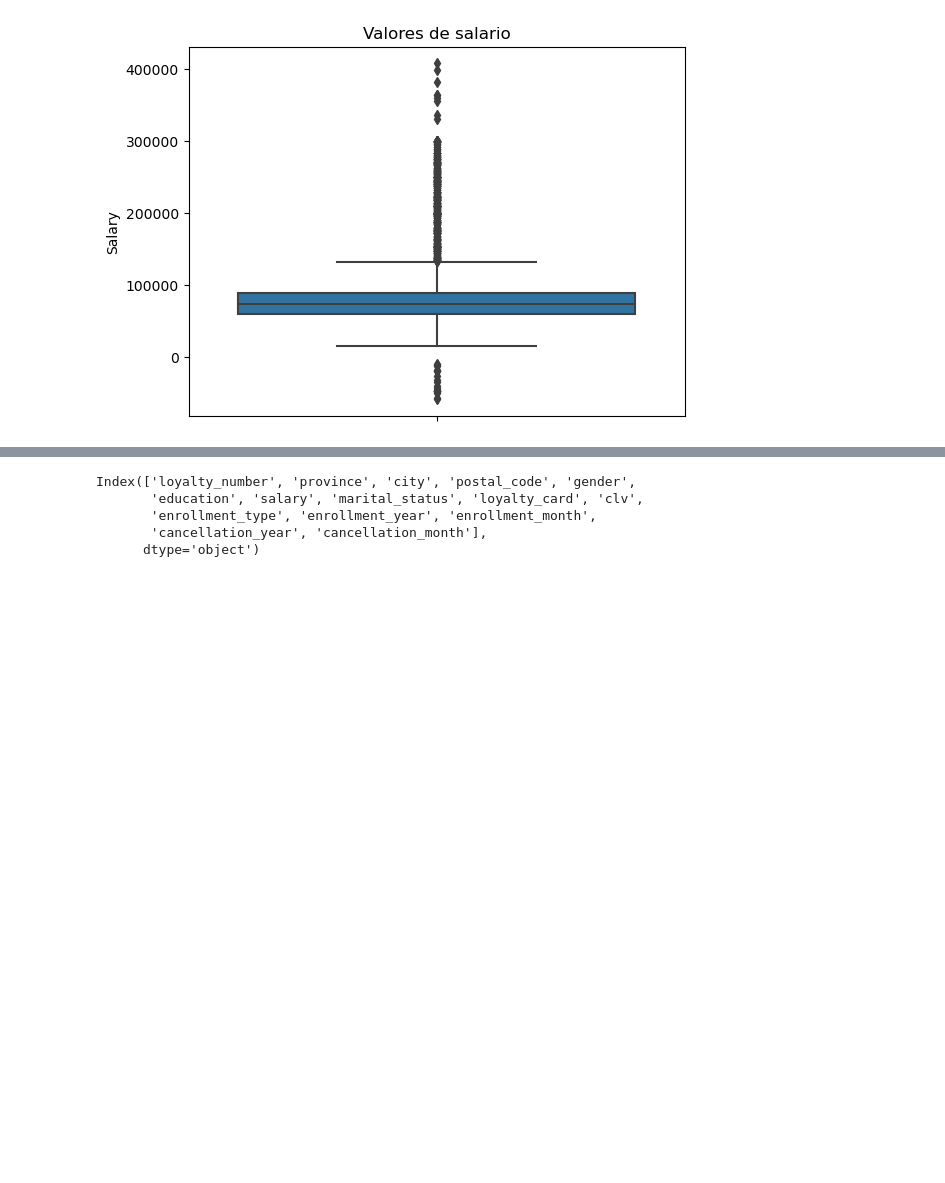
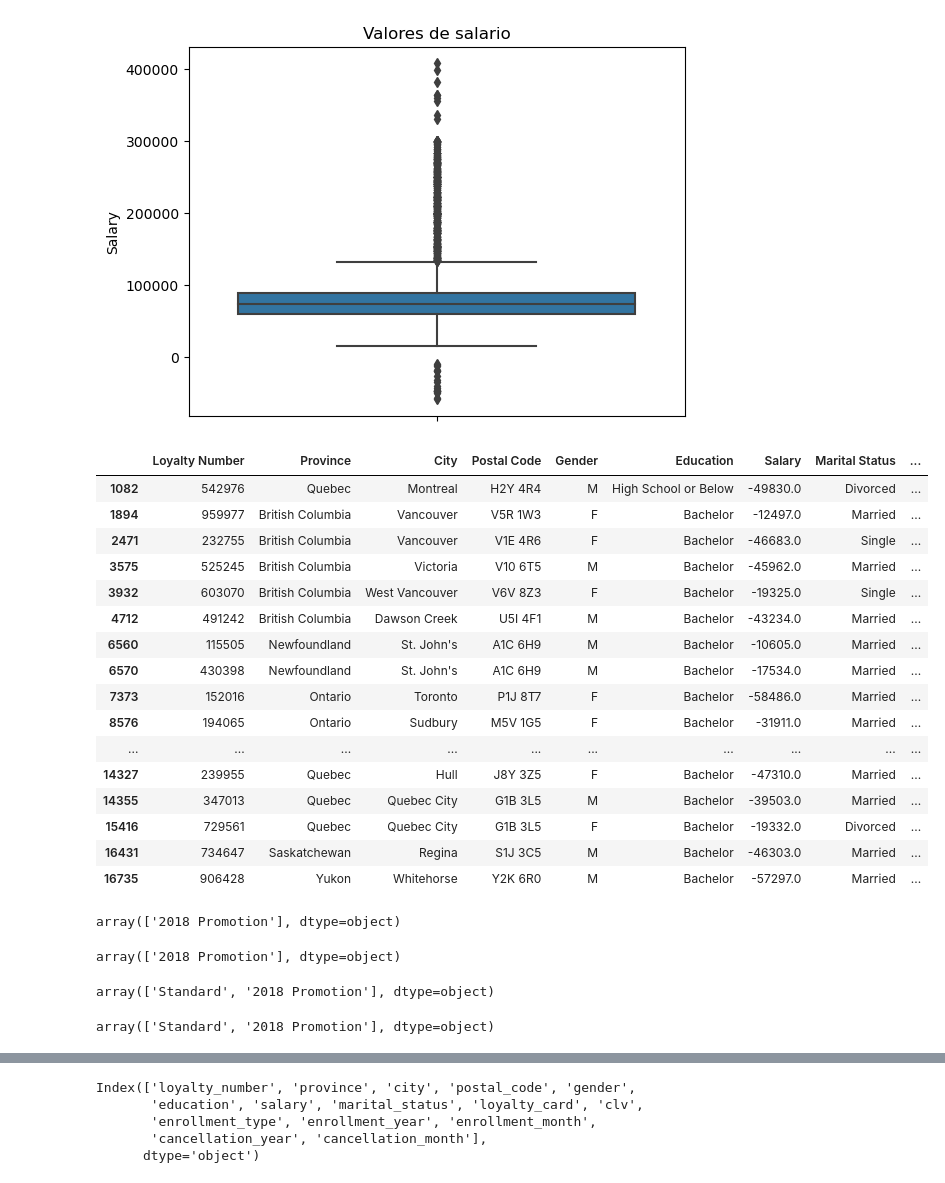
Before and after one commit to Adalab/bda-modulo-3-evaluacion-final-inesaag, a Jupyter notebook: evaluacion.ipynb, the cells around one changed output, grey strips where cells are left out. Drawn from its saved outputs; the diff is of its cells as text; code cells hidden in the pictures; blank space fills up the shorter version.

```diff
--- a/evaluacion.ipynb
+++ b/evaluacion.ipynb
@@ -24,6 +24,8 @@ def read(ruta_archivo):
 # %%
-df_activity = read('files/Customer Flight Activity.csv')
-df_loyalty = read('files/Customer Loyalty History.csv')
+df_activity = sp.read('files/Customer Flight Activity.csv')
+df_loyalty = sp.read('files/Customer Loyalty History.csv')
+# %%
+pd.set_option('display.max_columns', None)
 # %%
 df_activity.columns
 # %% [output]
@@ -305,3 +239,33 @@ plt.title('Valores de salario');
 [figure]
 # %%
 #Hay muchísimos valores atípicos por lo que, en caso de necesitar imputar nulos, lo correcto será usar la mediana.
+#Además, también se ve que hay valores por debajo de cero, vamos a verlos mejor para saber si ha podido ser un error en la escritura y ponerlos así en positivo o si deberíamos eliminarlos.
+salary_under0 =df_loyalty[df_loyalty['Salary'] <= 0]
+salary_under0
+# %% [output]
+|  | Loyalty Number | Province | City | Postal Code | Gender | Education | Salary | Marital Status | ... |
+| 1082 | 542976 | Quebec | Montreal | H2Y 4R4 | M | High School or Below | -49830.0 | Divorced | ... |
+| 1894 | 959977 | British Columbia | Vancouver | V5R 1W3 | F | Bachelor | -12497.0 | Married | ... |
+| 2471 | 232755 | British Columbia | Vancouver | V1E 4R6 | F | Bachelor | -46683.0 | Single | ... |
+| 3575 | 525245 | British Columbia | Victoria | V10 6T5 | M | Bachelor | -45962.0 | Married | ... |
+| 3932 | 603070 | British Columbia | West Vancouver | V6V 8Z3 | F | Bachelor | -19325.0 | Single | ... |
+| 4712 | 491242 | British Columbia | Dawson Creek | U5I 4F1 | M | Bachelor | -43234.0 | Married | ... |
+| 6560 | 115505 | Newfoundland | St. John's | A1C 6H9 | M | Bachelor | -10605.0 | Married | ... |
+| 6570 | 430398 | Newfoundland | St. John's | A1C 6H9 | M | Bachelor | -17534.0 | Married | ... |
+| 7373 | 152016 | Ontario | Toronto | P1J 8T7 | F | Bachelor | -58486.0 | Married | ... |
+| 8576 | 194065 | Ontario | Sudbury | M5V 1G5 | F | Bachelor | -31911.0 | Married | ... |
+| ... | ... | ... | ... | ... | ... | ... | ... | ... | ... |
+| 14327 | 239955 | Quebec | Hull | J8Y 3Z5 | F | Bachelor | -47310.0 | Married | ... |
+| 14355 | 347013 | Quebec | Quebec City | G1B 3L5 | M | Bachelor | -39503.0 | Married | ... |
+| 15416 | 729561 | Quebec | Quebec City | G1B 3L5 | F | Bachelor | -19332.0 | Divorced | ... |
+| 16431 | 734647 | Saskatchewan | Regina | S1J 3C5 | M | Bachelor | -46303.0 | Married | ... |
+| 16735 | 906428 | Yukon | Whitehorse | Y2K 6R0 | M | Bachelor | -57297.0 | Married | ... |
+# %%
+#parece que todos tienen el mismo enrollment_type y año
+salary_under0['Enrollment Type'].unique()
+# %% [output]
+array(['2018 Promotion'], dtype=object)
+# %%
+salary_under0['Enrollment Type'].unique()
+# %% [output]
+array(['2018 Promotion'], dtype=object)
@@ -307,0 +274,8 @@ plt.title('Valores de salario');
+# %%
+salary_above0['Enrollment Type'].unique()
+# %% [output]
+array(['Standard', '2018 Promotion'], dtype=object)
+# %%
+salary_above0['Enrollment Type'].unique()
+# %% [output]
+array(['Standard', '2018 Promotion'], dtype=object)
```
Also changed, not shown: parts of 29 cells of this notebook, 4 other files.
